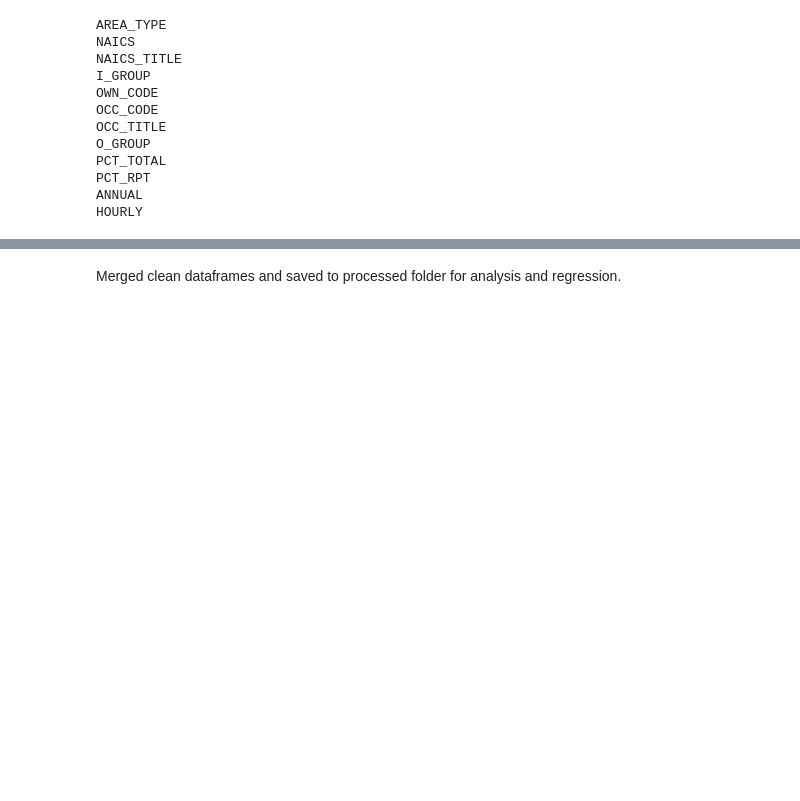
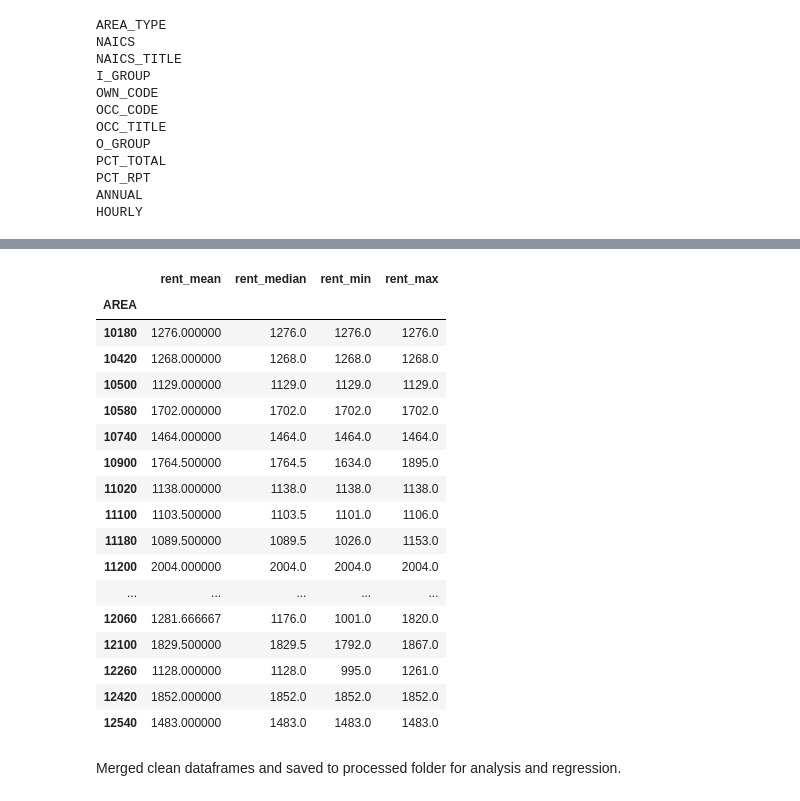
Before and after one commit to tannerwest-analyst/Capstone_Analysis, a Jupyter notebook: notebooks/02_cleaning_and_merge.ipynb, the cells around one changed output, grey strips where cells are left out. Cells and saved outputs as stored; diff of their text form; code cells hidden in the pictures; blank space fills up the shorter version.

Commit message:
Removed na rows and aggregated rents

```diff
--- a/notebooks/02_cleaning_and_merge.ipynb
+++ b/notebooks/02_cleaning_and_merge.ipynb
@@ -85,3 +107,33 @@ display(ds_clean.head())
+# %%
+def summarize(df):
+    return pd.Series({
+        "rent_mean": df["FMR_2BDR"].mean(),
+        "rent_median": df["FMR_2BDR"].median(),
+        "rent_min": df["FMR_2BDR"].min(),
+        "rent_max": df["FMR_2BDR"].max(),
+    })
+
+metros_rent = metros_clean.groupby("AREA").apply(summarize)
+metros_rent.head(20)
+# %% [output]
+|  | rent_mean | rent_median | rent_min | rent_max |
+| AREA |  |  |  |  |
+| 10180 | 1276.000000 | 1276.0 | 1276.0 | 1276.0 |
+| 10420 | 1268.000000 | 1268.0 | 1268.0 | 1268.0 |
+| 10500 | 1129.000000 | 1129.0 | 1129.0 | 1129.0 |
+| 10580 | 1702.000000 | 1702.0 | 1702.0 | 1702.0 |
+| 10740 | 1464.000000 | 1464.0 | 1464.0 | 1464.0 |
+| 10900 | 1764.500000 | 1764.5 | 1634.0 | 1895.0 |
+| 11020 | 1138.000000 | 1138.0 | 1138.0 | 1138.0 |
+| 11100 | 1103.500000 | 1103.5 | 1101.0 | 1106.0 |
+| 11180 | 1089.500000 | 1089.5 | 1026.0 | 1153.0 |
+| 11200 | 2004.000000 | 2004.0 | 2004.0 | 2004.0 |
+| ... | ... | ... | ... | ... |
+| 12060 | 1281.666667 | 1176.0 | 1001.0 | 1820.0 |
+| 12100 | 1829.500000 | 1829.5 | 1792.0 | 1867.0 |
+| 12260 | 1128.000000 | 1128.0 | 995.0 | 1261.0 |
+| 12420 | 1852.000000 | 1852.0 | 1852.0 | 1852.0 |
+| 12540 | 1483.000000 | 1483.0 | 1483.0 | 1483.0 |
 # %% [markdown]
 Merged clean dataframes and saved to processed folder for analysis and regression.
 # %%
```
Also changed, not shown: parts of 3 cells of this notebook.
